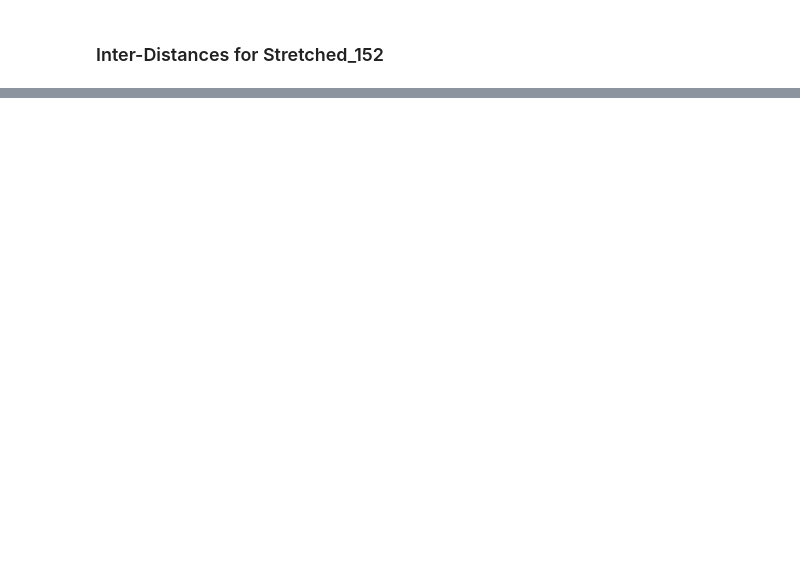
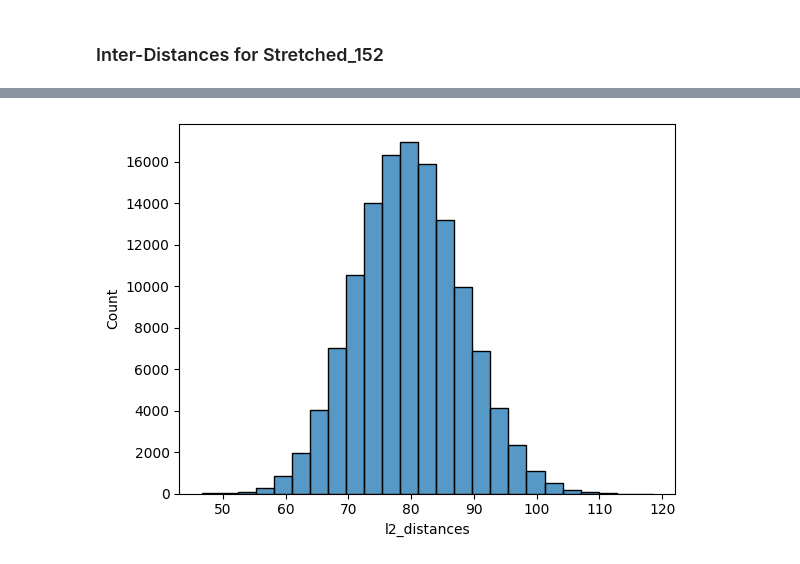
Before and after one commit to JoshuaGottlieb/Facial-Recognition-with-Deepface, a Jupyter notebook: Vectorization.ipynb, the cells around one changed output, grey strips where cells are left out. Cells and saved outputs as stored; diff of their text form; code cells hidden in the pictures; blank space fills up the shorter version.

```diff
--- a/Vectorization.ipynb
+++ b/Vectorization.ipynb
@@ -72,5 +94,5 @@ Calculatin
 # %%
 # Read intra-label distances from disk and place into dataframe
-intra_df = dm.load_json_into_frame(json_path)
+intra_df = utils.load_json_into_frame(json_path)
 # %%
 # Verifying correct counts for each label
@@ -229,5 +151,5 @@ Calculatin
 # %%
 # Read intra-label distances from disk and place into dataframe
-intra_df = dm.load_json_into_frame(json_path)
+intra_df = utils.load_json_into_frame(json_path)
 # %%
 # Verifying correct counts for each label
@@ -430,0 +554,5 @@ ax[2].imshow(prep3.get_resized_image());
+# %%
+# Distribution of inter-label l2 distances
+sns.histplot(data = inter_l2_df, x = 'l2_distances', stat = 'count', bins = 25);
+# %% [output]
+[figure, added]
```
Also changed, not shown: parts of 166 cells of this notebook.
